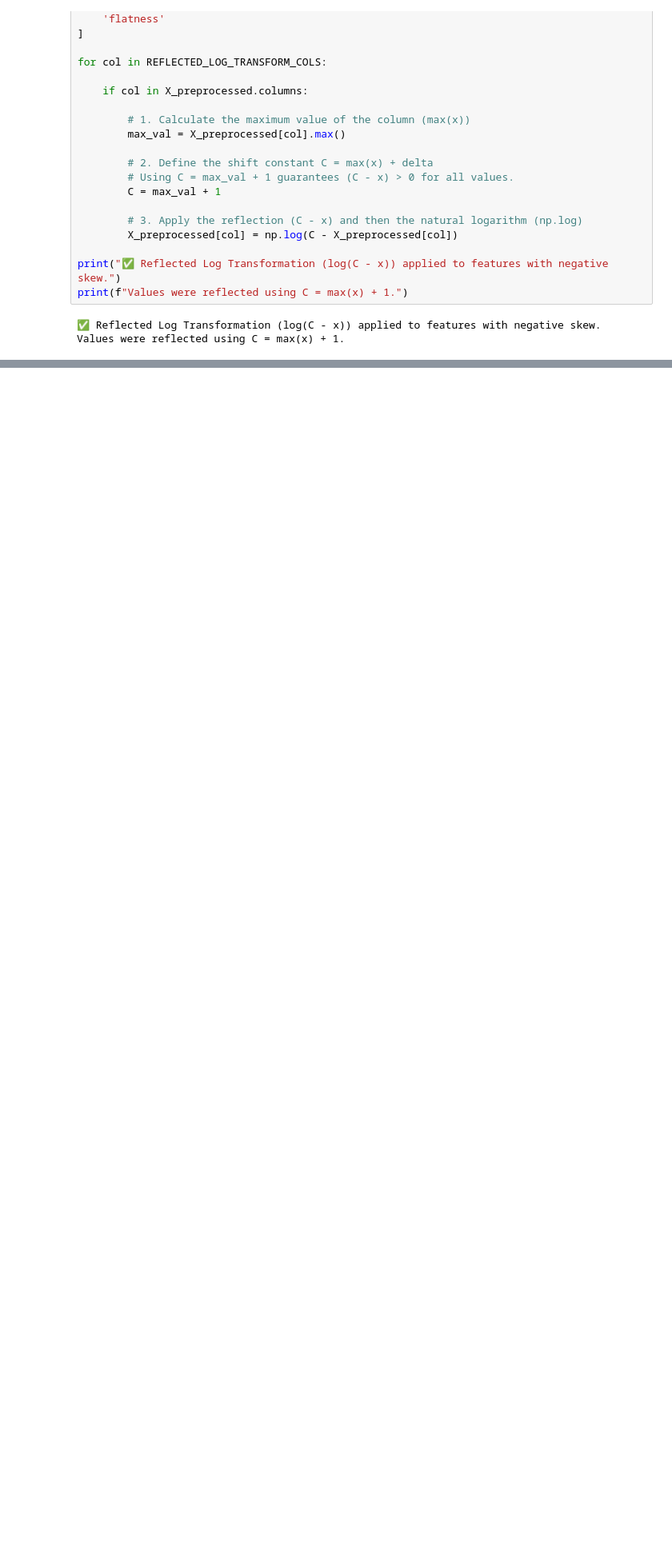
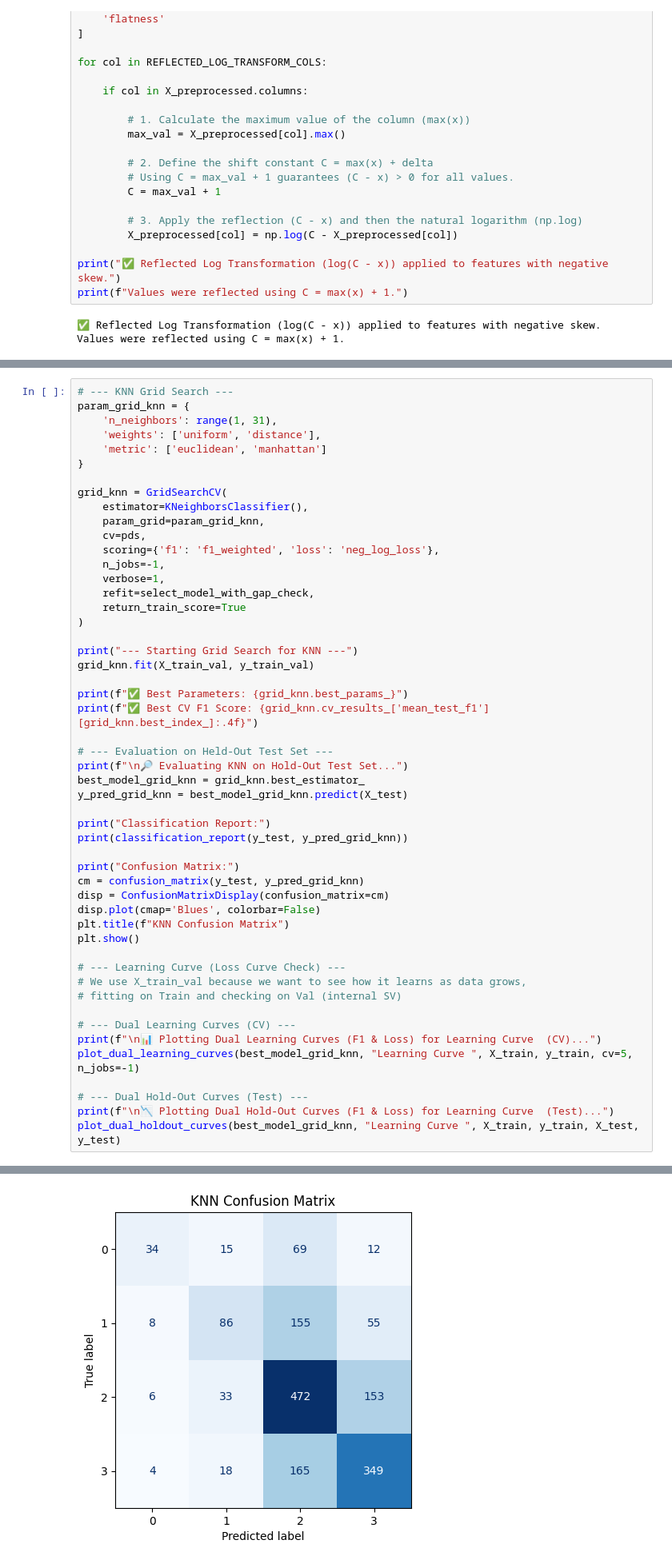
Before and after one commit to Syreel/DataMining, a Jupyter notebook: predictive_analysis.ipynb, the cells around one changed output, grey strips where cells are left out. Shown at 80% size. Cells and saved outputs as stored; diff of their text form; blank space fills up the shorter version.

```diff
--- a/predictive_analysis.ipynb
+++ b/predictive_analysis.ipynb
@@ -999,0 +612,52 @@ plt.show()
+# %%
+# --- KNN Grid Search ---
+param_grid_knn = {
+    'n_neighbors': range(1, 31),
+    'weights': ['uniform', 'distance'],
+    'metric': ['euclidean', 'manhattan']
+}
+
+grid_knn = GridSearchCV(
+    estimator=KNeighborsClassifier(),
+    param_grid=param_grid_knn,
+    cv=pds,
+    scoring={'f1': 'f1_weighted', 'loss': 'neg_log_loss'},
+    n_jobs=-1,
+    verbose=1,
+    refit=select_model_with_gap_check,
+    return_train_score=True
+)
+
+print("--- Starting Grid Search for KNN ---")
+grid_knn.fit(X_train_val, y_train_val)
+
+print(f"✅ Best Parameters: {grid_knn.best_params_}")
+print(f"✅ Best CV F1 Score: {grid_knn.cv_results_['mean_test_f1'][grid_knn.best_index_]:.4f}")
+
+# --- Evaluation on Held-Out Test Set ---
+print(f"\n🔎 Evaluating KNN on Hold-Out Test Set...")
+best_model_grid_knn = grid_knn.best_estimator_
+y_pred_grid_knn = best_model_grid_knn.predict(X_test)
+
+print("Classification Report:")
+print(classification_report(y_test, y_pred_grid_knn))
+
+print("Confusion Matrix:")
+cm = confusion_matrix(y_test, y_pred_grid_knn)
+disp = ConfusionMatrixDisplay(confusion_matrix=cm)
+disp.plot(cmap='Blues', colorbar=False)
+plt.title(f"KNN Confusion Matrix")
+plt.show()
+
+# --- Learning Curve (Loss Curve Check) ---
+# We use X_train_val because we want to see how it learns as data grows,
+# fitting on Train and checking on Val (internal SV)
+
+# --- Dual Learning Curves (CV) ---
+print(f"\n📊 Plotting Dual Learning Curves (F1 & Loss) for Learning Curve  (CV)...")
+plot_dual_learning_curves(best_model_grid_knn, "Learning Curve ", X_train, y_train, cv=5, n_jobs=-1)
+
+# --- Dual Hold-Out Curves (Test) ---
+print(f"\n📉 Plotting Dual Hold-Out Curves (F1 & Loss) for Learning Curve  (Test)...")
+plot_dual_holdout_curves(best_model_grid_knn, "Learning Curve ", X_train, y_train, X_test, y_test)
+# %% [output]
@@ -999,0 +683 @@ plt.show()
+[figure, added]
```
Also changed, not shown: parts of 48 cells of this notebook.
